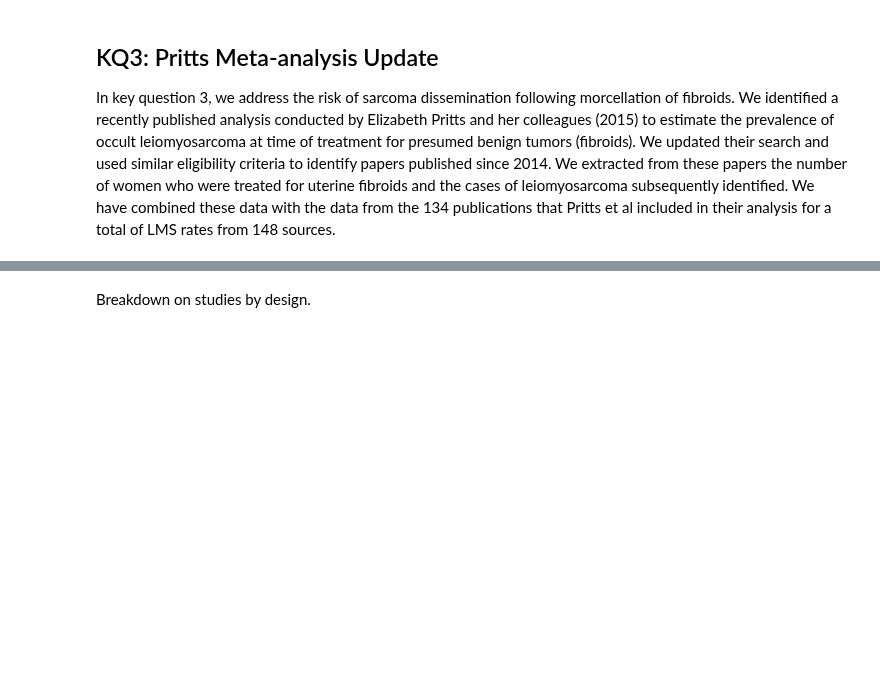
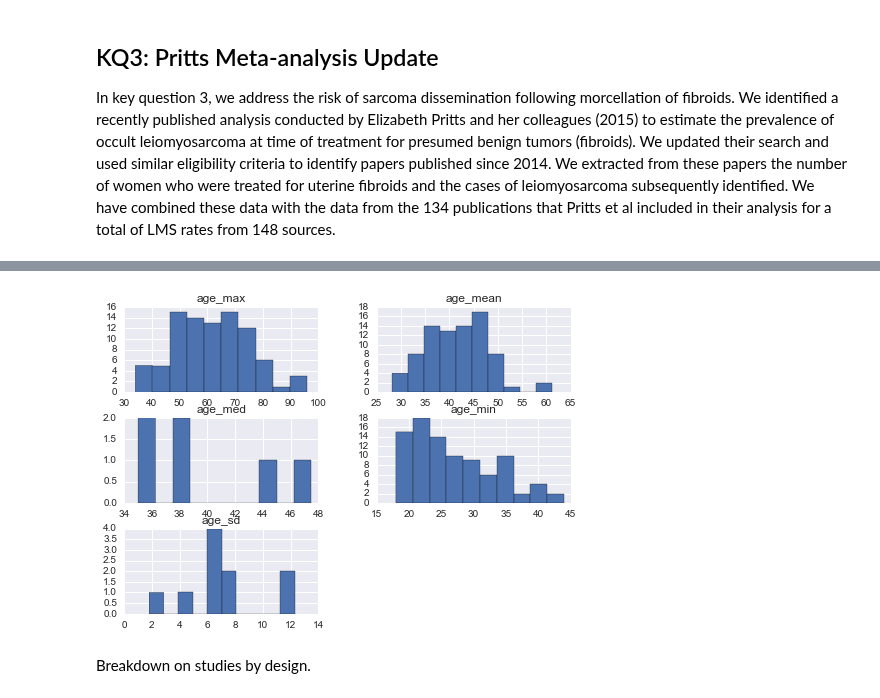
Before and after one commit to VanderbiltPopHealthSci/uterine_fibroids_MA, a Jupyter notebook: Key Question 3 Meta-analysis.ipynb, the cells around one changed output, grey strips where cells are left out. Saved outputs shown, nothing was run; the diff lists cells and outputs as text; code cells hidden in the pictures; blank space fills up the shorter version.

```diff
--- a/Key Question 3 Meta-analysis.ipynb
+++ b/Key Question 3 Meta-analysis.ipynb
@@ -29,3 +89,7 @@ kq3_data.head()
+# %%
+kq3_data[[c for c in kq3_data.columns if c.startswith('age')]].hist();
+# %% [output]
+[figure, added]
 # %% [markdown]
 Breakdown on studies by design.
 # %%
```
Also changed, not shown: parts of 19 cells of this notebook, 1 other file.
